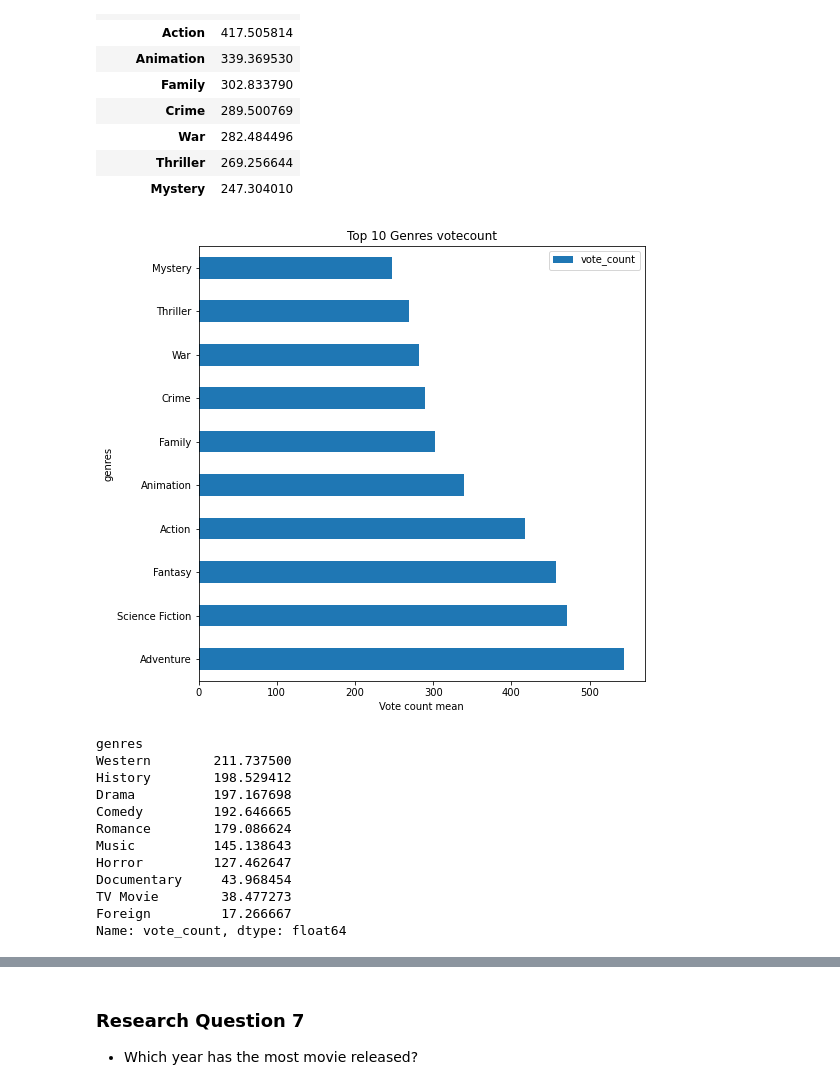
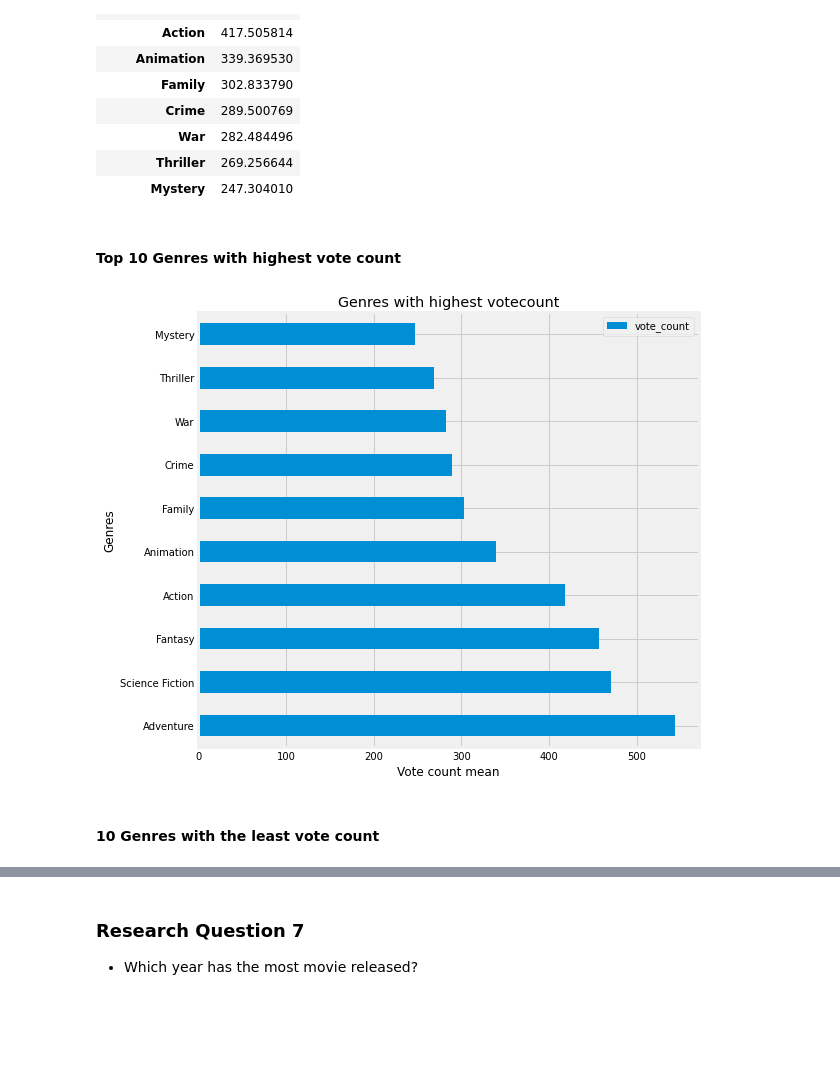
Before and after one commit to comsavvy/Movies-dataset-Analysis, a Jupyter notebook: investigate-a-dataset.ipynb, the cells around one changed output, grey strips where cells are left out. Cells and saved outputs as stored; diff of their text form; code cells hidden in the pictures; blank space fills up the shorter version.

```diff
--- a/investigate-a-dataset.ipynb
+++ b/investigate-a-dataset.ipynb
@@ -55,5 +63,6 @@ import seaborn as sns
 # Remember to include a 'magic word' so that your visualizations are plotted
 #   inline with the notebook. See this page for more:
 #   http://ipython.readthedocs.io/en/stable/interactive/magics.html
+plt.style.use('fivethirtyeight')
 
 %matplotlib inline
@@ -381,11 +413,9 @@ Report:
 # %%
 def spilldown(column: str, include: str ='popularity'):
     """
-        This function will spill the specified column which contains list in the dataframe downnward.
-
-        If include is set to None, the function will return a dataframe with spilled column without popularity.
-
-        include attribute can be modified to use other feature in the spilled dataframe
+        This function will spill the dataframe's selected column, which includes a list, downward.
+        The function will return a dataframe with spilled columns and no popularity if include is set to None.
+        Other features from the spilled dataframe can be used with the include attribute.
     """
     if include:
         filldown = df[[column, include]].explode(column)
@@ -538,35 +570,25 @@ top10_gen_votecount
 | Thriller | 269.256644 |
 | Mystery | 247.304010 |
 # %%
-def genre_visual_votecount(val, title):
+def genre_visual_votecount(val:pd.Series, title: str):
     """
         Function to display the genres that attract more vote count.
 
     """
     val.plot.barh(figsize=(8, 8))
     plt.xlabel('Vote count mean')
+    plt.ylabel('Genres')
     plt.title(title);
+# %% [markdown]
+#### Top 10 Genres with highest vote count
 # %%
-genre_visual_votecount(top10_gen_votecount, 'Top 10 Genres votecount')
+genre_visual_votecount(top10_gen_votecount, 'Genres with highest votecount')
 # %% [output]
-[figure, old version]
+[figure, new version]
+# %% [markdown]
+#### 10 Genres with the least vote count
 # %%
 least_gen_votecount = genres_vote_count.tail(10)
-# %%
-least_gen_votecount
-# %% [output]
-genres
-Western        211.737500
-History        198.529412
-Drama          197.167698
-Comedy         192.646665
-Romance        179.086624
-Music          145.138643
-Horror         127.462647
-Documentary     43.968454
-TV Movie        38.477273
-Foreign         17.266667
-Name: vote_count, dtype: float64
 # %%
 genre_visual_votecount(least_gen_votecount, "Genres with lowest vote count")
 # %% [output]
```
Also changed, not shown: parts of 100 cells of this notebook.
